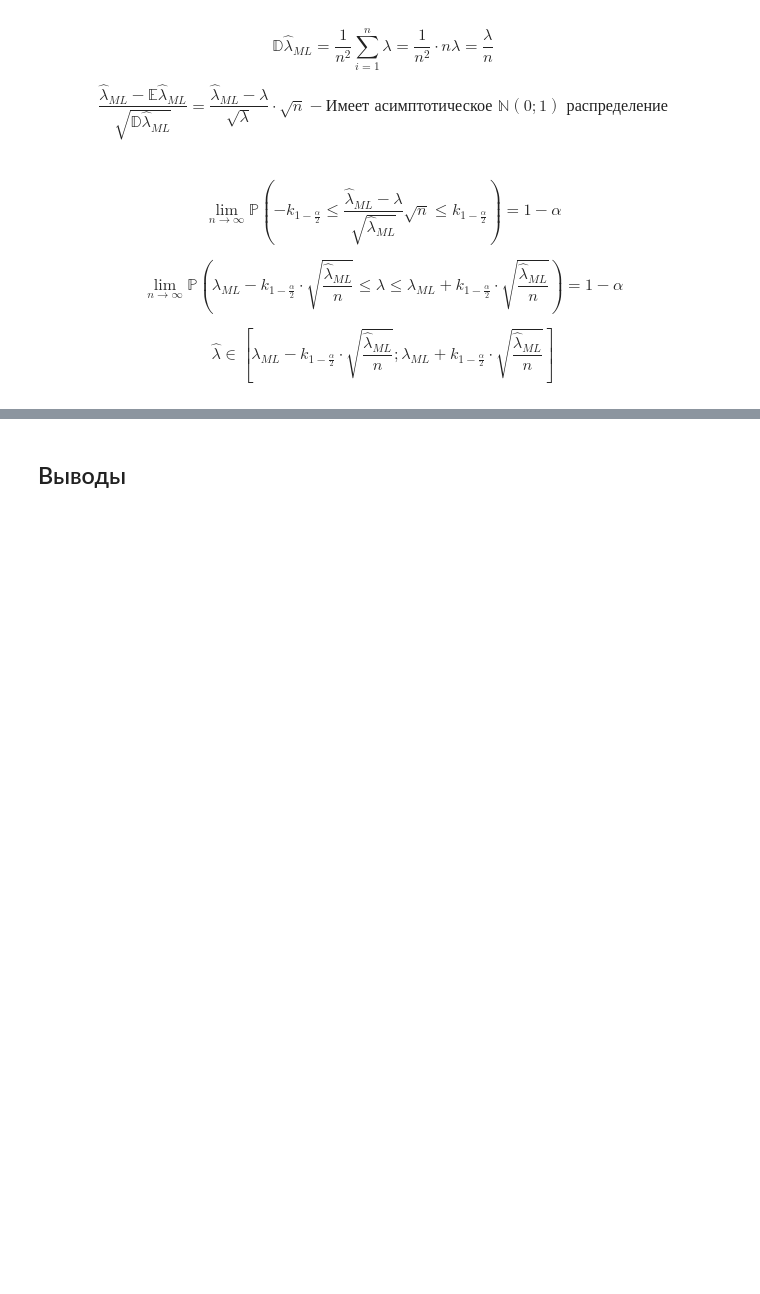
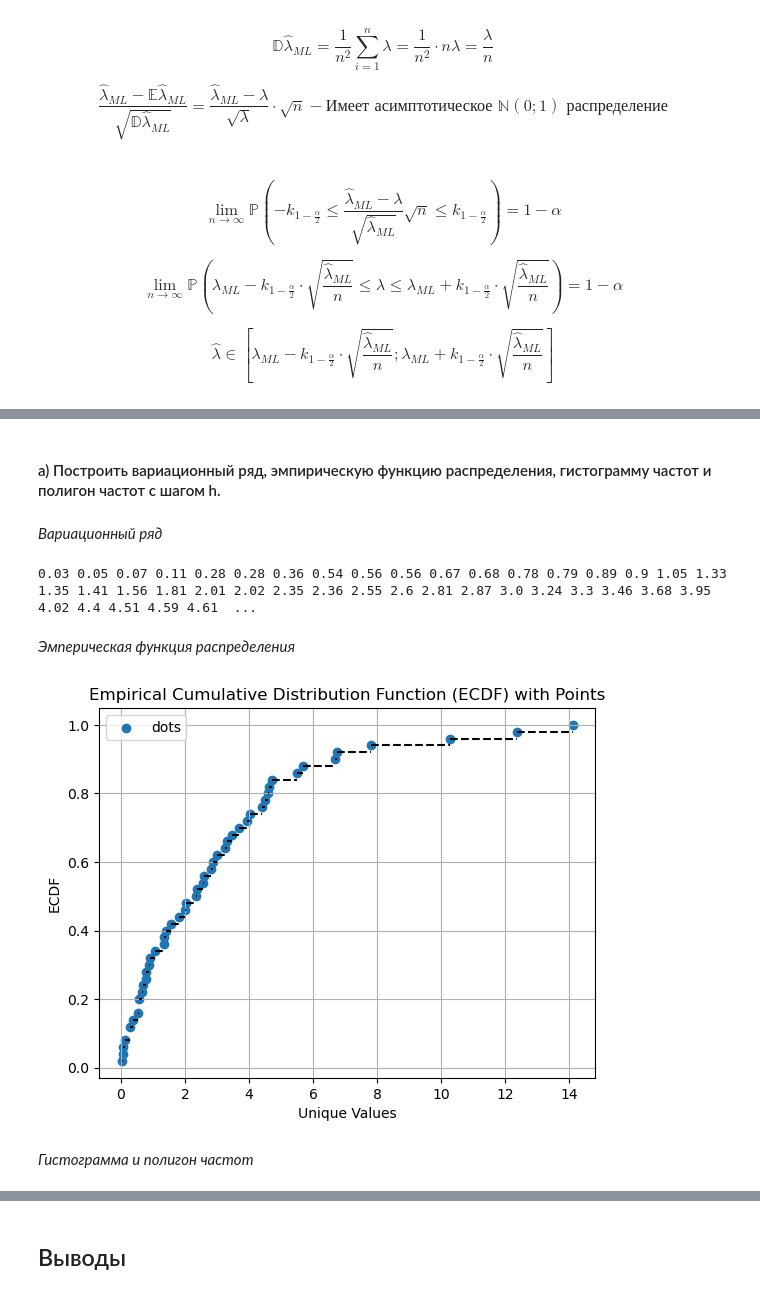
Before and after one commit to the-mvi/stat_an_gr1384-2023, a Jupyter notebook: 1384_Tapekha_VA/lab2.ipynb, the cells around one changed output, grey strips where cells are left out. Drawn from its saved outputs; the diff is of its cells as text; code cells hidden in the pictures; blank space fills up the shorter version.

```diff
--- a/1384_Tapekha_VA/lab2.ipynb
+++ b/1384_Tapekha_VA/lab2.ipynb
@@ -44,0 +210,19 @@ from scipy.optimize import minimize
+# %%
+def calculate_ecdf(variation_series: np.ndarray) -> NoReturn:
+    df = pd.DataFrame(variation_series, columns=['Values'])
+
+    ecdf = sm.distributions.ECDF(df['Values'])
+    x = np.unique(df['Values'])
+    y = ecdf(x)
+
+    plt.scatter(x, y, marker='o', label='dots')
+
+    for i in range(len(x) - 1):
+        plt.plot([x[i], x[i + 1]], [y[i], y[i]], color='k', linestyle='dashed')
+
+    plt.xlabel('Unique Values')
+    plt.ylabel('ECDF')
+    plt.title('Empirical Cumulative Distribution Function (ECDF) with Points')
+    plt.legend()
+    plt.grid(True)
+    plt.show()
@@ -230,0 +503,19 @@ print(f'Асимптотический доверительный интерва
+# %% [markdown]
+#### a) Построить вариационный ряд, эмпирическую функцию распределения, гистограмму частот и полигон частот с шагом h.
+# %% [markdown]
+*Вариационный ряд*
+# %%
+series = '3.30 4.40 3.46 1.35 1.56 1.05 12.39 3.68 4.61 3.00 2.36 0.79 3.95 2.55 1.41 1.81 2.01 10.28 0.56 1.33 4.02 0.56 2.87 0.67 0.28 0.89 2.35 2.60 0.36 0.11 0.07 0.90 6.70 2.81 0.78 4.71 4.59 14.12 3.24 6.76 5.70 0.28 0.05 0.68 0.54 0.03 5.51 4.51 7.80 2.02'
+variation_series = np.sort(np.array(list(map(float, series.split()))))
+
+print(*variation_series)
+# %% [output]
+0.03 0.05 0.07 0.11 0.28 0.28 0.36 0.54 0.56 0.56 0.67 0.68 0.78 0.79 0.89 0.9 1.05 1.33 1.35 1.41 1.56 1.81 2.01 2.02 2.35 2.36 2.55 2.6 2.81 2.87 3.0 3.24 3.3 3.46 3.68 3.95 4.02 4.4 4.51 4.59 4.61  ...
+# %% [markdown]
+*Эмперическая функция распределения*
+# %%
+calculate_ecdf(variation_series)
+# %% [output]
+[figure, added]
+# %% [markdown]
+*Гистограмма и полигон частот*
```
Also changed, not shown: parts of 44 cells of this notebook.
